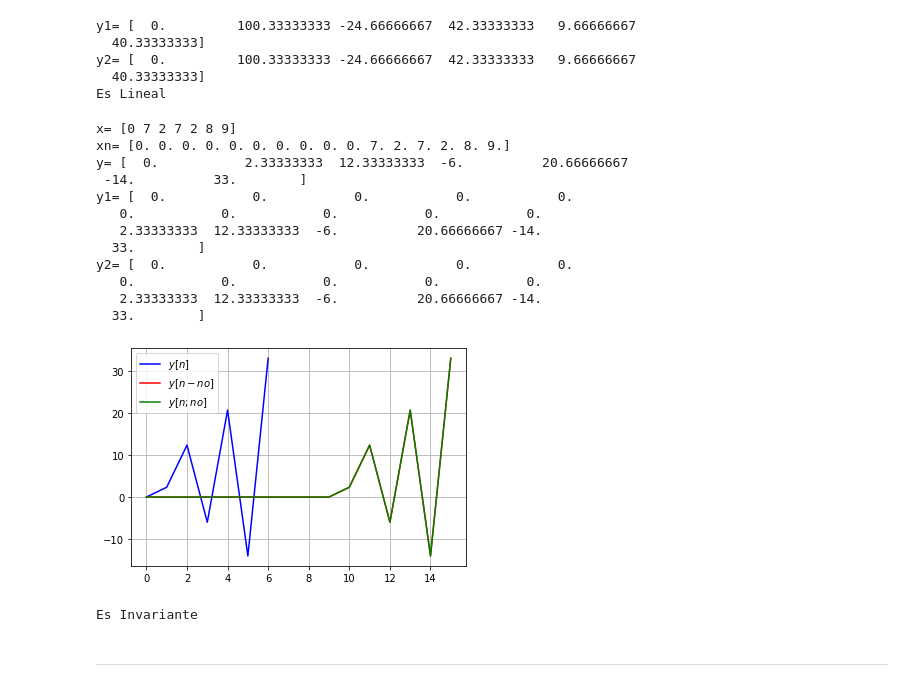
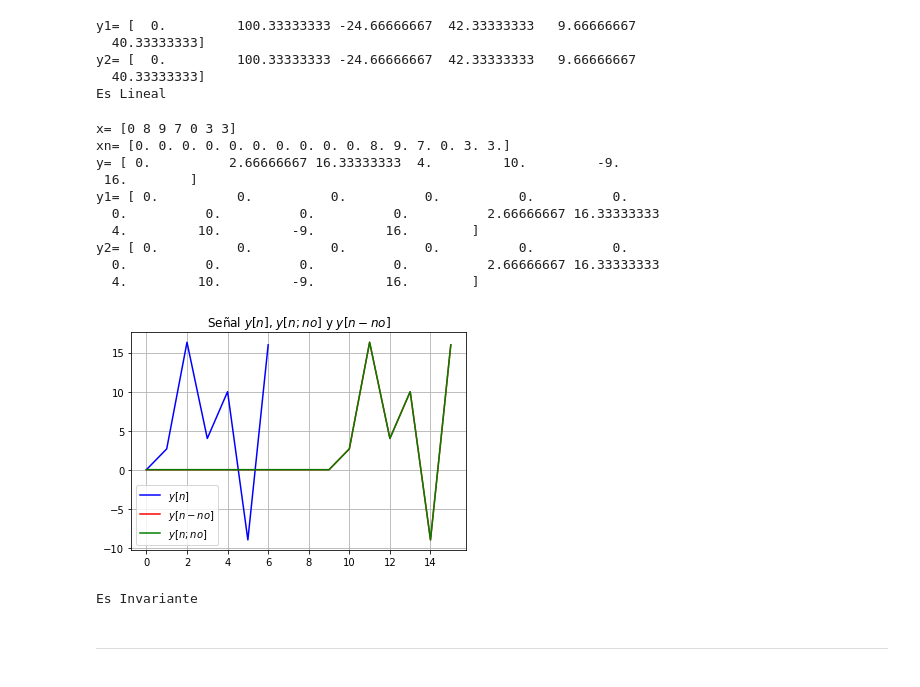
Before and after one commit to aguaranguay/se-ales, a Jupyter notebook: Taller1.ipynb, the cells around one changed output. Drawn from its saved outputs; the diff is of its cells as text; code cells hidden in the pictures.

```diff
--- a/Taller1.ipynb
+++ b/Taller1.ipynb
@@ -1471,46 +1475,45 @@ def sis(x):
 
 
 y = sis(x)
 y1 = sis(xn)
 y2 = np.zeros(len(y)+no)
 y2 = np.append(z,y)
 
 
 print("x=",x)
 print("xn=",xn)
 print("y=",y)
 print("y1=",y1)
 print("y2=",y2)
 
 plt.plot(y,color='b', label="$y[n]$")
 plt.plot(y1,color='r',label="$y[n-no]$")
 plt.plot(y2,color='g',label="$y[n;no]$")
+plt.title("Señal $y[n]$, $y[n;no]$ y $y[n-no]$")
 plt.legend()
 
 
 plt.grid()
 
 plt.show()
 for s in range(0,len(y1)):
   if(y1[s]==y2[s]):
     lin="Es Invariante"
   else:
     lin="No es Invariante"
 print(lin)
 # %% [output]
-x= [0 7 2 7 2 8 9]
-xn= [0. 0. 0. 0. 0. 0. 0. 0. 0. 0. 7. 2. 7. 2. 8. 9.]
-y= [  0.           2.33333333  12.33333333  -6.          20.66666667
- -14.          33.        ]
-y1= [  0.           0.           0.           0.           0.
-   0.           0.           0.           0.           0.
-   2.33333333  12.33333333  -6.          20.66666667 -14.
-  33.        ]
-y2= [  0.           0.           0.           0.           0.
-   0.           0.           0.           0.           0.
-   2.33333333  12.33333333  -6.          20.66666667 -14.
-  33.        ]
+x= [0 8 9 7 0 3 3]
+xn= [0. 0. 0. 0. 0. 0. 0. 0. 0. 0. 8. 9. 7. 0. 3. 3.]
+y= [ 0.          2.66666667 16.33333333  4.         10.         -9.
+ 16.        ]
+y1= [ 0.          0.          0.          0.          0.          0.
+  0.          0.          0.          0.          2.66666667 16.33333333
+  4.         10.         -9.         16.        ]
+y2= [ 0.          0.          0.          0.          0.          0.
+  0.          0.          0.          0.          2.66666667 16.33333333
+  4.         10.         -9.         16.        ]
-[figure, old version]
+[figure, new version]
 Es Invariante
 # %% [markdown]
 
```
Also changed, not shown: parts of 8 cells of this notebook.
